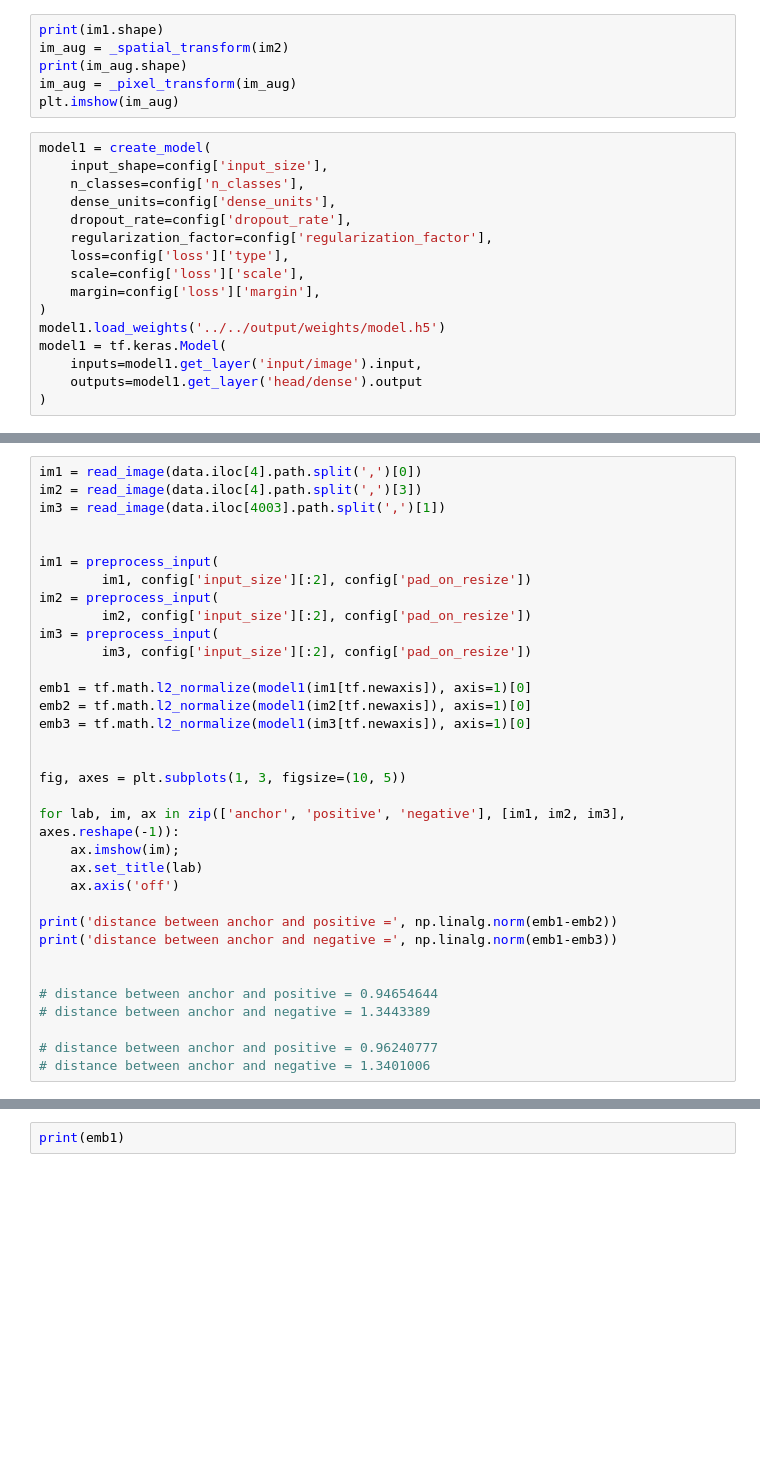
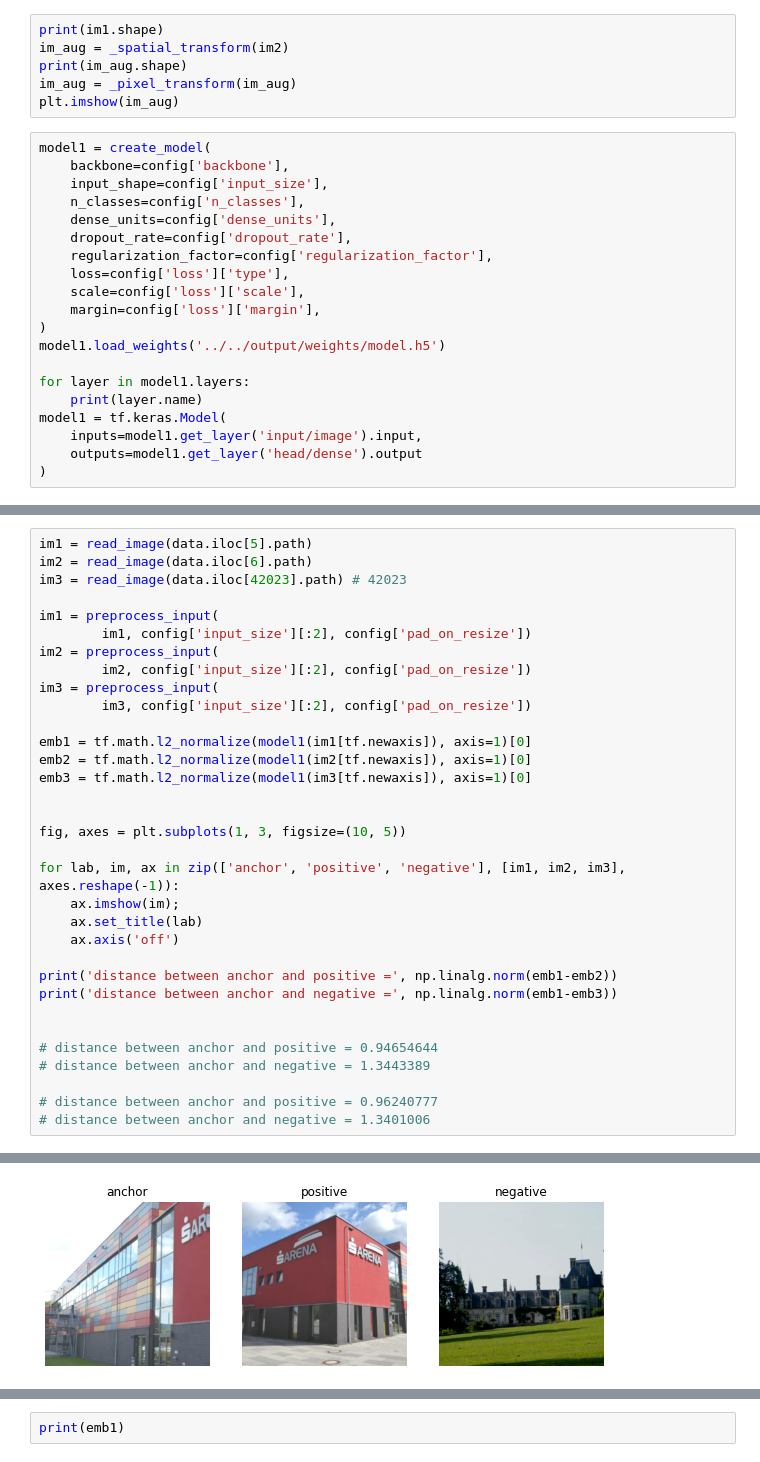
Before and after one commit to akensert/kaggle-landmark-retrieval-and-recognition-2020, a Jupyter notebook: src/notebooks/test_loading.ipynb, the cells around one changed output, grey strips where cells are left out. Cells and saved outputs as stored; diff of their text form; blank space fills up the shorter version.

```diff
--- a/src/notebooks/test_loading.ipynb
+++ b/src/notebooks/test_loading.ipynb
@@ -188,6 +201,7 @@ im_aug = _pixel_transform(im_aug)
 plt.imshow(im_aug)
 # %%
 model1 = create_model(
+    backbone=config['backbone'],
     input_shape=config['input_size'],
     n_classes=config['n_classes'],
     dense_units=config['dense_units'],
@@ -198,6 +212,9 @@ model1 = create_model(
     margin=config['loss']['margin'],
 )
 model1.load_weights('../../output/weights/model.h5')
+
+for layer in model1.layers:
+    print(layer.name)
 model1 = tf.keras.Model(
     inputs=model1.get_layer('input/image').input,
     outputs=model1.get_layer('head/dense').output
@@ -205,8 +231,7 @@ model1 = tf.keras.Model(
 # %%
-im1 = read_image(data.iloc[4].path.split(',')[0])
-im2 = read_image(data.iloc[4].path.split(',')[3])
-im3 = read_image(data.iloc[4003].path.split(',')[1])
-
+im1 = read_image(data.iloc[5].path)
+im2 = read_image(data.iloc[6].path)
+im3 = read_image(data.iloc[42023].path) # 42023
 
 im1 = preprocess_input(
         im1, config['input_size'][:2], config['pad_on_resize'])
@@ -236,3 +261,4 @@ print('distance between anchor and negative =', np.linalg.norm(emb1-emb3))
 
 # distance between anchor and positive = 0.96240777
 # distance between anchor and negative = 1.3401006
+# %% [output]
@@ -239 +267,2 @@ print('distance between anchor and negative =', np.linalg.norm(emb1-emb3))
+[figure, added]
 # %%
```
Also changed, not shown: parts of 13 cells of this notebook, 12 other files.
